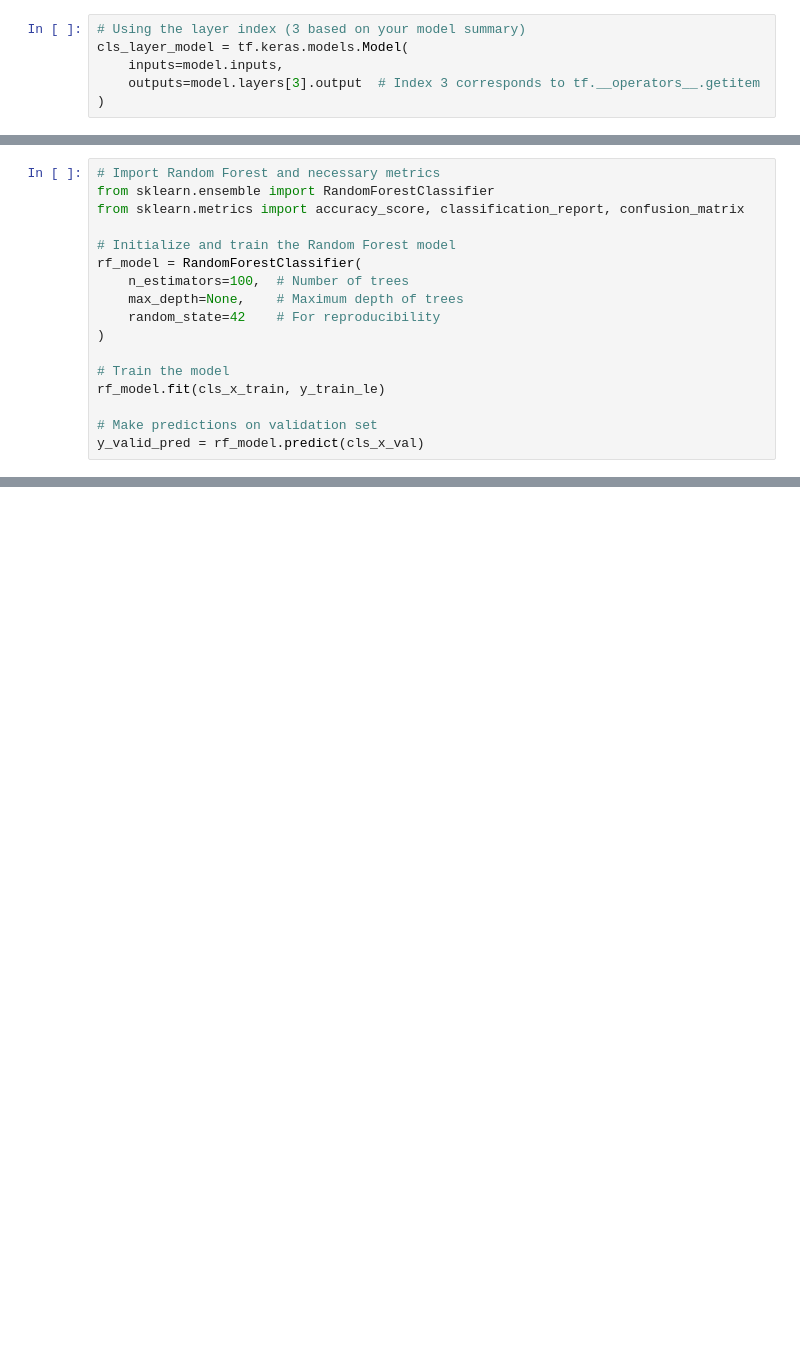
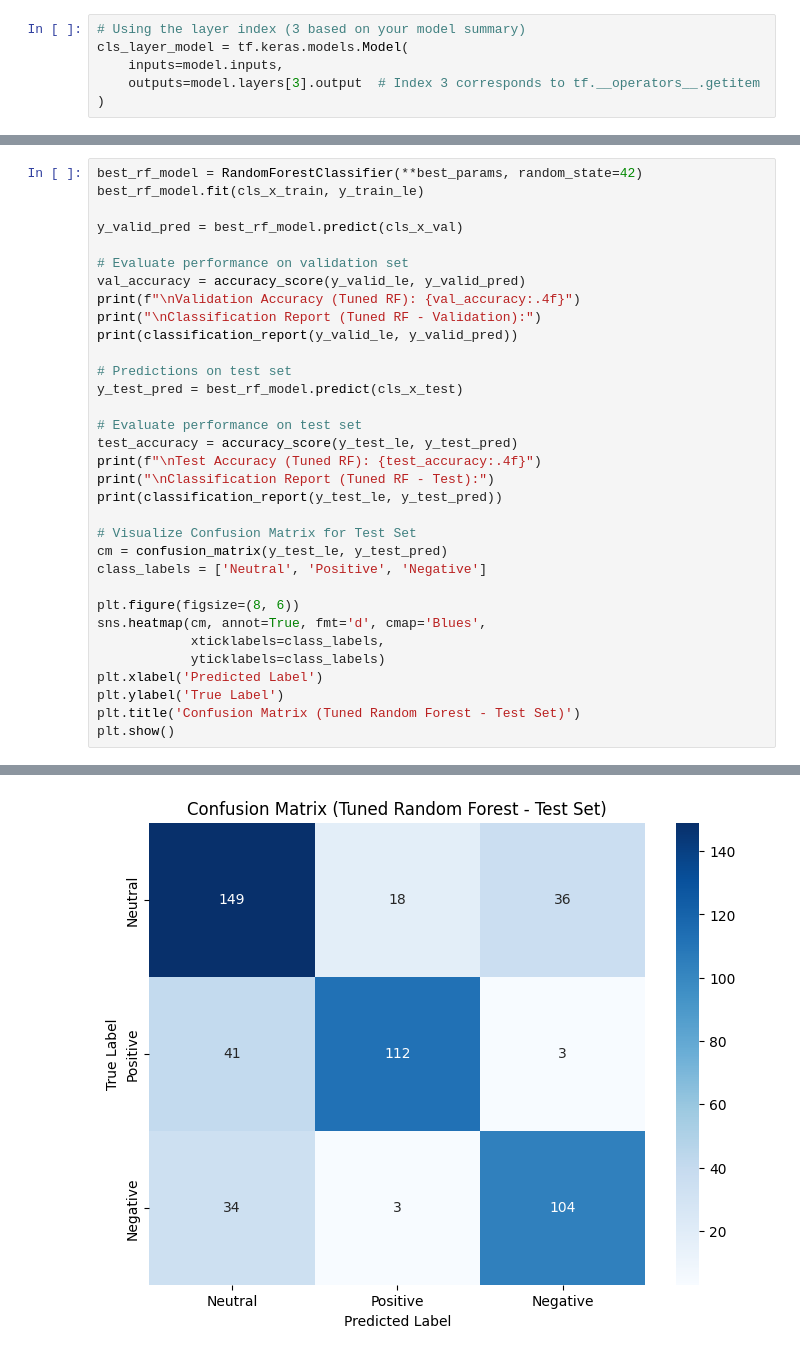
Before and after one commit to ravsssh/Amazon-Sentiment-Analysis, a Jupyter notebook: Amazon Review Sentiment Analysis.ipynb, the cells around one changed output, grey strips where cells are left out. Cells and saved outputs as stored; diff of their text form; blank space fills up the shorter version.

```diff
--- a/Amazon Review Sentiment Analysis.ipynb
+++ b/Amazon Review Sentiment Analysis.ipynb
@@ -415,17 +429,34 @@ cls_x_test = cls_layer_model.predict([test_input_ids, test_attention_masks])
 # %%
-# Import Random Forest and necessary metrics
-from sklearn.ensemble import RandomForestClassifier
-from sklearn.metrics import accuracy_score, classification_report, confusion_matrix
+best_rf_model = RandomForestClassifier(**best_params, random_state=42)
+best_rf_model.fit(cls_x_train, y_train_le)
 
-# Initialize and train the Random Forest model
-rf_model = RandomForestClassifier(
-    n_estimators=100,  # Number of trees
-    max_depth=None,    # Maximum depth of trees
-    random_state=42    # For reproducibility
-)
+y_valid_pred = best_rf_model.predict(cls_x_val)
 
-# Train the model
-rf_model.fit(cls_x_train, y_train_le)
+# Evaluate performance on validation set
+val_accuracy = accuracy_score(y_valid_le, y_valid_pred)
+print(f"\nValidation Accuracy (Tuned RF): {val_accuracy:.4f}")
+print("\nClassification Report (Tuned RF - Validation):")
+print(classification_report(y_valid_le, y_valid_pred))
 
-# Make predictions on validation set
-y_valid_pred = rf_model.predict(cls_x_val)
+# Predictions on test set
+y_test_pred = best_rf_model.predict(cls_x_test)
+
+# Evaluate performance on test set
+test_accuracy = accuracy_score(y_test_le, y_test_pred)
+print(f"\nTest Accuracy (Tuned RF): {test_accuracy:.4f}")
+print("\nClassification Report (Tuned RF - Test):")
+print(classification_report(y_test_le, y_test_pred))
+
+# Visualize Confusion Matrix for Test Set
+cm = confusion_matrix(y_test_le, y_test_pred)
+class_labels = ['Neutral', 'Positive', 'Negative']
+
+plt.figure(figsize=(8, 6))
+sns.heatmap(cm, annot=True, fmt='d', cmap='Blues',
+            xticklabels=class_labels,
+            yticklabels=class_labels)
+plt.xlabel('Predicted Label')
+plt.ylabel('True Label')
+plt.title('Confusion Matrix (Tuned Random Forest - Test Set)')
+plt.show()
+# %% [output]
@@ -431,0 +480 @@ y_valid_pred = rf_model.predict(cls_x_val)
+[figure, added]
```
Also changed, not shown: parts of 23 cells of this notebook.
